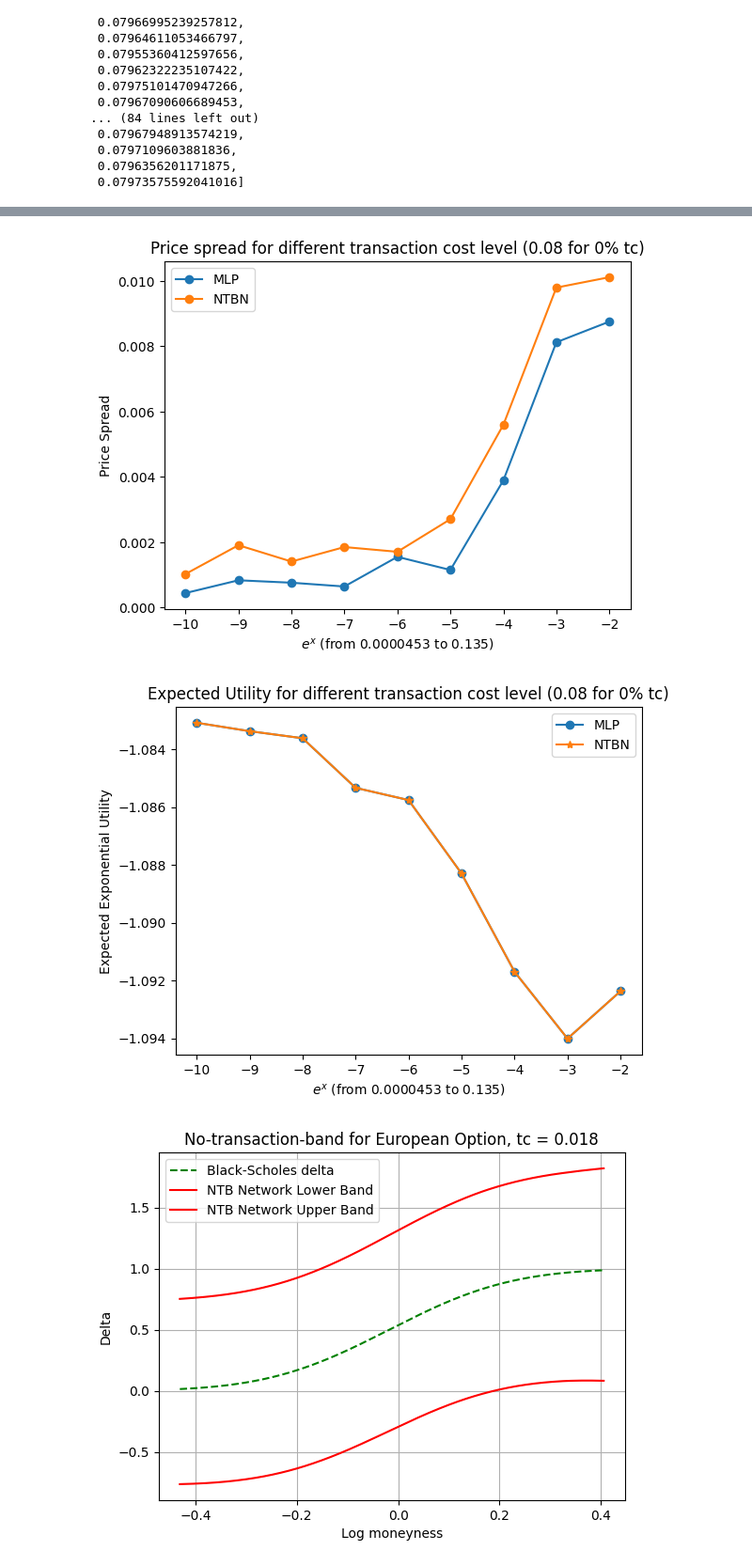
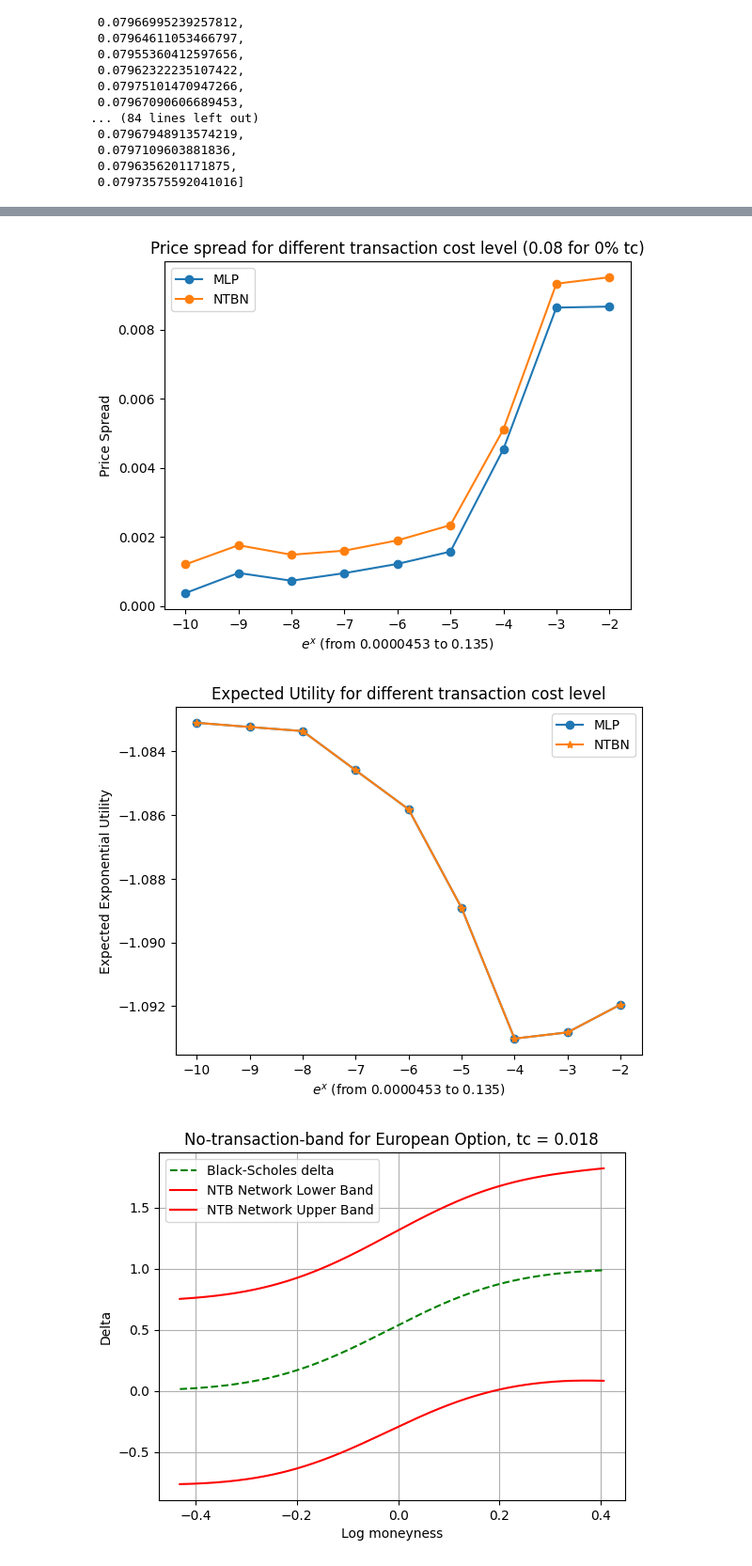
Before and after one commit to JulesArzel/Deep_Hedging_v2, a Jupyter notebook: Deep Reinforcement Learning Approach/Main_Deep_RL_pfhedge.ipynb, the cells around one changed output, grey strips where cells are left out. Shown at 94% size. Drawn from its saved outputs; the diff is of its cells as text; code cells hidden in the pictures.

Commit message:
graphs

```diff
--- a/Deep Reinforcement Learning Approach/Main_Deep_RL_pfhedge.ipynb
+++ b/Deep Reinforcement Learning Approach/Main_Deep_RL_pfhedge.ipynb
@@ -233,8 +233,8 @@ price_NTBN = []
 for i in range(2,11):
     globals()[f'hedger_MLP_{i}'].eval()
     globals()[f'hedger_NTBN_{i}'].eval()
-    price_MLP.append(eval(f'hedger_MLP_{i}').price(derivative, n_paths=10000, n_times = 10).item())
-    price_NTBN.append(eval(f'hedger_MLP_{i}').price(derivative, n_paths=10000, n_times = 10).item())
+    price_MLP.append(eval(f'hedger_MLP_{i}').price(derivative, n_paths=10000, n_times = 100).item())
+    price_NTBN.append(eval(f'hedger_MLP_{i}').price(derivative, n_paths=10000, n_times = 100).item())
 # %%
 plt.plot(price_MLP)
 plt.plot(price_NTBN)
@@ -257,12 +255,12 @@ plt.title('Price spread for different transaction cost level (0.08 for 0% tc)')
 plt.legend()
 plt.show()
 # %% [output]
-[figure, old version]
+[figure, new version]
 # %%
 utility_MLP = {}
 utility_NTBN = {}
 for i in range(2,11):
-    eval(f'derivative_{i}').simulate(10000)
+    eval(f'derivative_{i}').simulate(20000)
     wealth_MLP = []
     wealth_NTBN = []
     wealth_MLP = eval(f'hedger_MLP_{i}').compute_pl(eval(f'derivative_{i}'))
@@ -274,13 +272,13 @@ for i in range(2,11):
 # %%
 plt.plot(list(range(-10, -1)),list(utility_MLP.values())[::-1], 'o-', label='MLP')
 plt.plot(list(range(-10, -1)),list(utility_NTBN.values())[::-1], '*-', label='NTBN')
 plt.ylabel('Expected Exponential Utility')
 plt.xlabel(r'$e^x$ (from 0.0000453 to 0.135)')
-plt.title('Expected Utility for different transaction cost level (0.08 for 0% tc)')
+plt.title('Expected Utility for different transaction cost level')
 plt.legend()
 plt.show()
 # %% [output]
-[figure, old version]
+[figure, new version]
 # %%
 import torch
 import matplotlib.pyplot as plt
```
Also changed, not shown: parts of 2 cells of this notebook.
